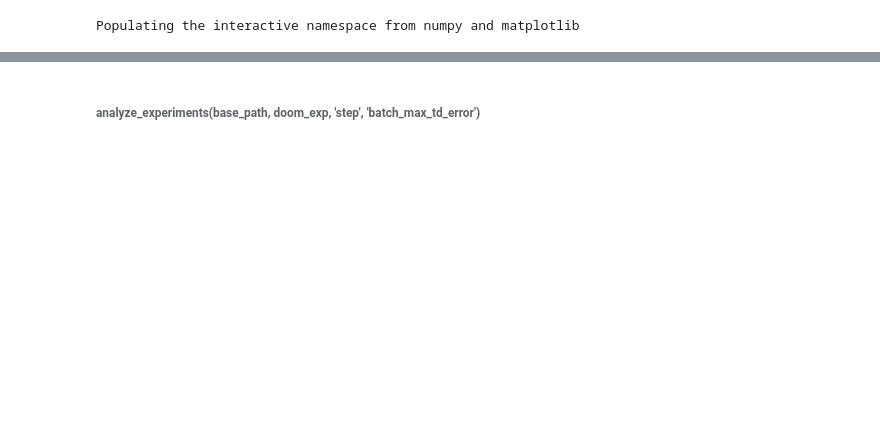
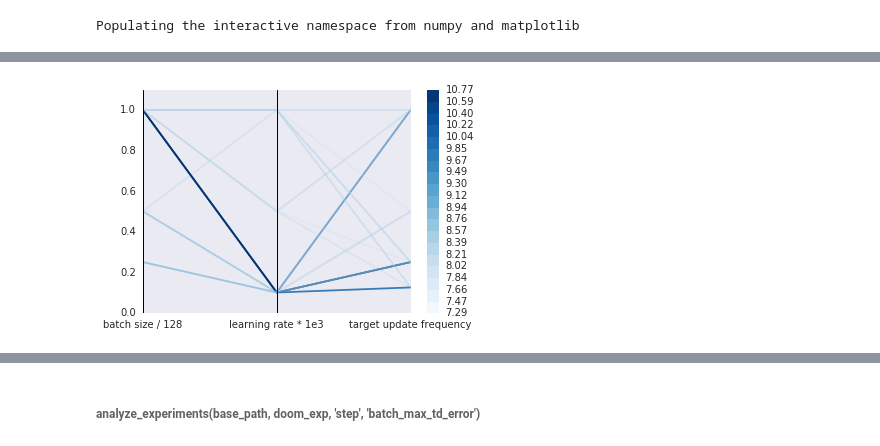
Before and after one commit to akashin/baselines, a Jupyter notebook: Analyze.ipynb, the cells around one changed output, grey strips where cells are left out. Saved outputs shown, nothing was run; the diff lists cells and outputs as text; code cells hidden in the pictures; blank space fills up the shorter version.

```diff
--- a/Analyze.ipynb
+++ b/Analyze.ipynb
@@ -64,0 +171,29 @@ analyze_experiments(base_path, doom_exp, 'time elapsed', 'mean episode reward')
+# %%
+def plot_parallel_plot(experiments):
+    batch_sizes = []
+    learning_rates = []
+    target_update_frequencies = []
+    rewards = []
+
+    for experiment in experiments.values():
+        r = experiment['actor']['mean episode reward'].tail(10).max()
+        if r > 8:
+            params = experiment['params']
+            batch_sizes.append(int(params['batch_size']) / 128.0)
+            learning_rates.append(float(params['learning_rate']) / 1e-3)
+            target_update_frequencies.append(int(params['target_update_frequency']) / 400.0)
+            rewards.append(experiment['actor']['mean episode reward'].tail(10).mean())
+
+    df = pd.DataFrame({
+        'batch size / 128': batch_sizes,
+        'learning rate * 1e3': learning_rates,
+        'target update frequency': target_update_frequencies,
+        'reward': rewards,
+    })
+
+    parallel_coordinates(df, 'reward', colormap='Blues')
+#     plt.xscale('log')
+
+plot_parallel_plot(sweep_experiments)
+# %% [output]
+[figure, added]
```
Also changed, not shown: parts of 35 cells of this notebook.
